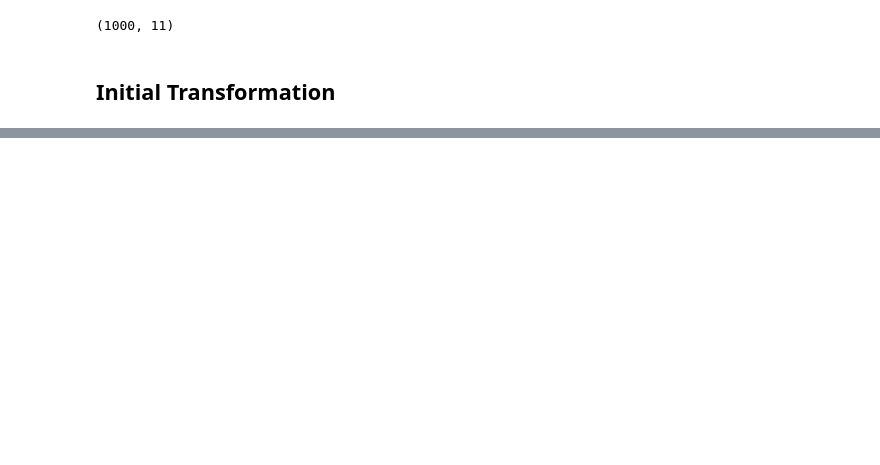
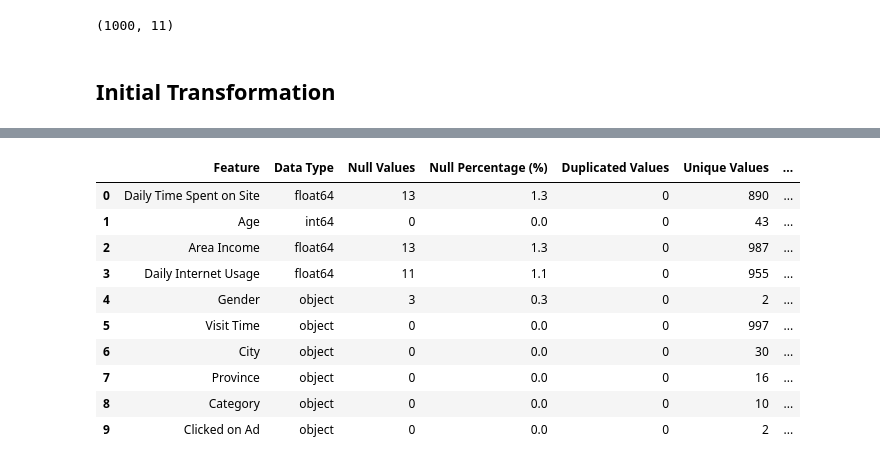
Before and after one commit to mcikalmerdeka/Predict-Customer-Clicked-Ads-Classification-By-Using-Machine-Learning, a Jupyter notebook: Clicked Ads Classification.ipynb, the cells around one changed output, grey strips where cells are left out. Saved outputs shown, nothing was run; the diff lists cells and outputs as text; code cells hidden in the pictures; blank space fills up the shorter version.

```diff
--- a/Clicked Ads Classification.ipynb
+++ b/Clicked Ads Classification.ipynb
@@ -83,0 +84,20 @@ df.sample(10)
+# %%
+desc_col = []
+
+for col in df.columns :
+    desc_col.append([col, df[col].dtype, df[col].isna().sum(), round(df[col].isna().sum()/len(df) * 100, 2), df.duplicated().sum(), df[col].nunique(), df[col].unique()[:5]])
+
+desc_df = pd.DataFrame(data=desc_col, columns='Feature, Data Type, Null Values, Null Percentage (%), Duplicated Values, Unique Values, 5 Unique Sample'.split(","))
+desc_df
+# %% [output]
+|  | Feature | Data Type | Null Values | Null Percentage (%) | Duplicated Values | Unique Values | ... |
+| 0 | Daily Time Spent on Site | float64 | 13 | 1.3 | 0 | 890 | ... |
+| 1 | Age | int64 | 0 | 0.0 | 0 | 43 | ... |
+| 2 | Area Income | float64 | 13 | 1.3 | 0 | 987 | ... |
+| 3 | Daily Internet Usage | float64 | 11 | 1.1 | 0 | 955 | ... |
+| 4 | Gender | object | 3 | 0.3 | 0 | 2 | ... |
+| 5 | Visit Time | object | 0 | 0.0 | 0 | 997 | ... |
+| 6 | City | object | 0 | 0.0 | 0 | 30 | ... |
+| 7 | Province | object | 0 | 0.0 | 0 | 16 | ... |
+| 8 | Category | object | 0 | 0.0 | 0 | 10 | ... |
+| 9 | Clicked on Ad | object | 0 | 0.0 | 0 | 2 | ... |
```
Also changed, not shown: parts of 29 cells of this notebook.
